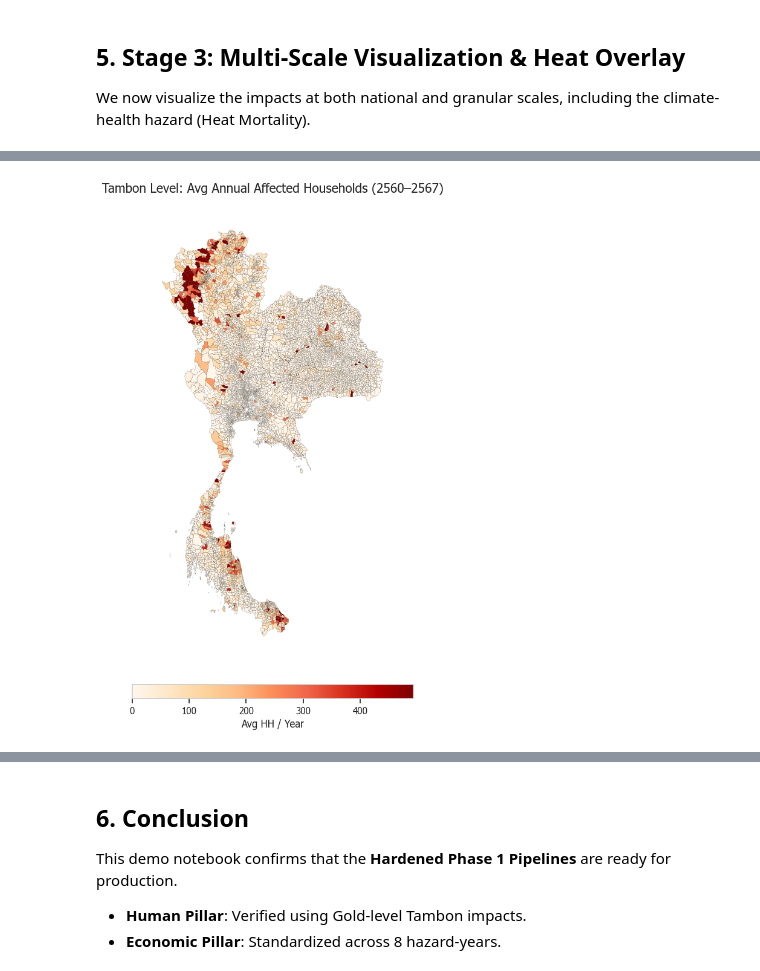
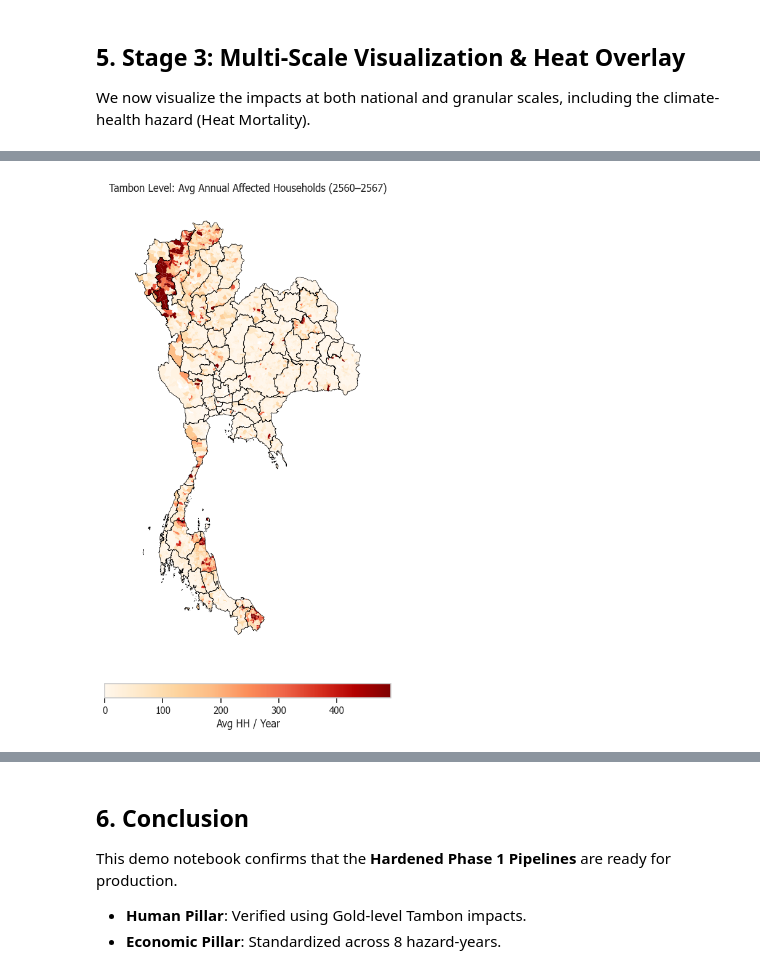
Before and after one commit to Bossax/arun-creagy, a Jupyter notebook: ψ/incubate/DCCE/CRI/data_system/script/analysis_notebooks/cri_phase_1_demo.ipynb, the cells around one changed output, grey strips where cells are left out. Cells and saved outputs as stored; diff of their text form; code cells hidden in the pictures.

```diff
--- a/ψ/incubate/DCCE/CRI/data_system/script/analysis_notebooks/cri_phase_1_demo.ipynb
+++ b/ψ/incubate/DCCE/CRI/data_system/script/analysis_notebooks/cri_phase_1_demo.ipynb
@@ -173,8 +173,9 @@ gdf_prov['province_code'] = gdf_prov['prov_code'].astype(str).str.zfill(2)
 gdf_tambon['subdistrict_code'] = gdf_tambon['subdist_cd'].apply(lambda x: str(x).zfill(6))
 
 # 2. Plotting Function with 99th Percentile Clipping
-def plot_map(gdf, column, title, cmap='OrRd', label='Value'):
-    fig, ax = plt.subplots(1, 1, figsize=(10, 12))
+def plot_map(gdf, column, title, cmap='OrRd', label='Value', ax=None, edge_gdf=None, show_edges=True):
+    if ax is None:
+        fig, ax = plt.subplots(1, 1, figsize=(10, 12))
 
     # Manage Outliers with 99th Percentile Clipping
     vmax = gdf[column].quantile(0.99)
@@ -186,9 +187,14 @@ def plot_map(gdf, column, title, cmap='OrRd', label='Value'):
         legend=True,
         vmax=vmax,
         legend_kwds={'label': label, 'orientation': "horizontal", 'shrink': 0.6, 'pad': 0.05},
-        edgecolor='black',
-        linewidth=0.1
+        edgecolor='black' if show_edges else 'none',
+        linewidth=0.05 if show_edges else 0
     )
-    ax.set_title(title, fontsize=15, pad=20)
+
+    # Overlay boundary if provided (e.g. Provincial boundaries on Tambon map)
+    if edge_gdf is not None:
+        edge_gdf.plot(ax=ax, facecolor='none', edgecolor='black', linewidth=0.5)
+
+    ax.set_title(title, fontsize=12, pad=10)
     ax.set_axis_off()
-    plt.show()
+    return ax
@@ -201,14 +229,16 @@ plot_map(map_prov, 'cri_score', 'CRI Phase 1 Score (B.E. 2560–2567)', cmap='Or
 # %%
 # 4. Granular Tambon Impact Map (Affected Households)
 tambon_impact = df_ddpm.groupby('subdistrict_code')['affected_households_sum'].sum().reset_index()
 tambon_impact['subdistrict_code'] = tambon_impact['subdistrict_code'].astype(str).str.zfill(6)
 tambon_impact['avg_annual_affected_hh'] = tambon_impact['affected_households_sum'] / 8.0
 
 map_tambon = gdf_tambon.merge(tambon_impact, on='subdistrict_code', how='left')
+# Use gdf_prov as overlay boundary, turn off tambon subdistrict edges as requested
 plot_map(map_tambon, 'avg_annual_affected_hh', 'Tambon Level: Avg Annual Affected Households (2560–2567)',
-         cmap='OrRd', label='Avg HH / Year')
+         cmap='OrRd', label='Avg HH / Year', edge_gdf=gdf_prov, show_edges=False)
+plt.show()
 # %% [output]
-[figure, old version]
+[figure, new version]
 # %%
 # 5. Heat Mortality Overlay (Province Level)
 df_heat = pd.read_csv(PATH_SILVER_HEAT)
```
Also changed, not shown: parts of 4 cells of this notebook, 8 other files.
